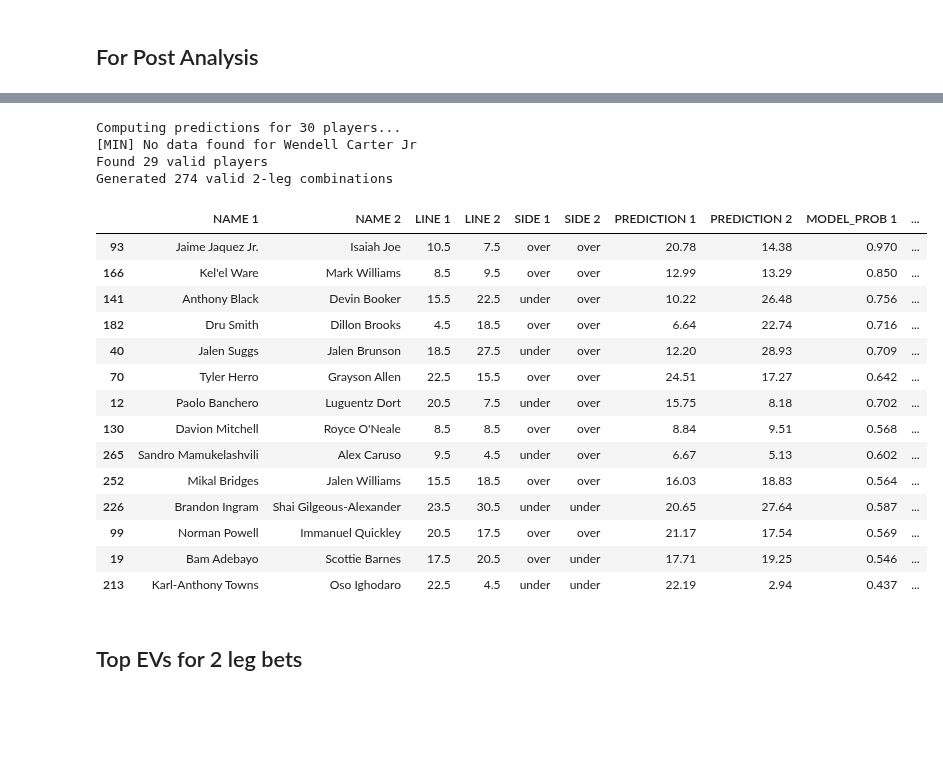
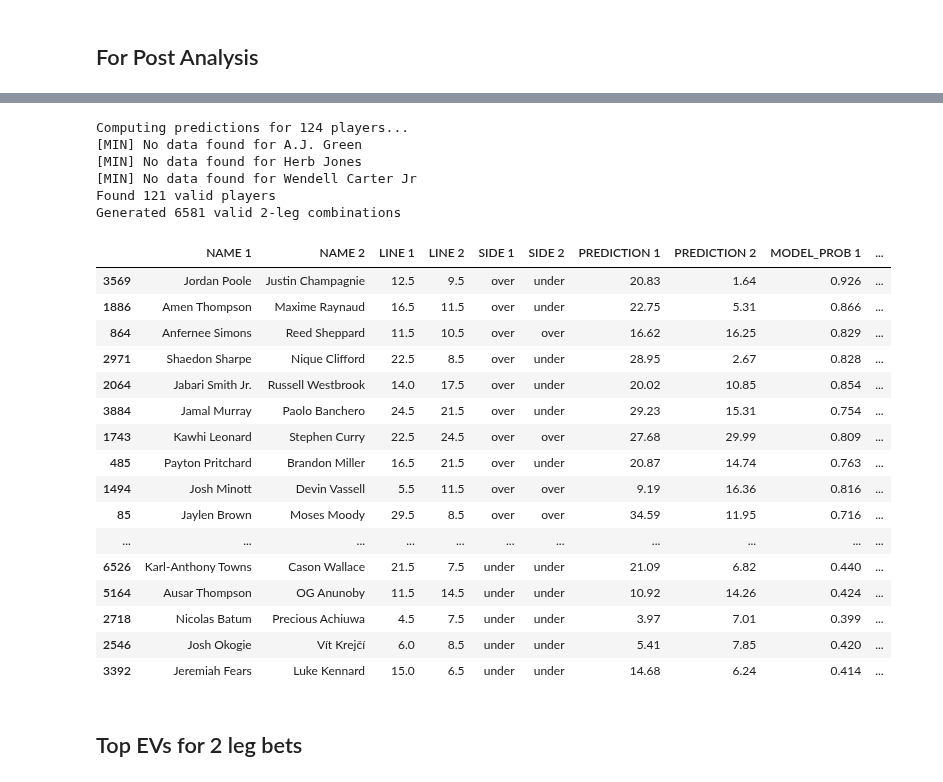
Before and after one commit to spon7ge/NBA-Prop-Predictor, a Jupyter notebook: src/pipeline/live_pipeline.ipynb, the cells around one changed output, grey strips where cells are left out. Cells and saved outputs as stored; diff of their text form; code cells hidden in the pictures; blank space fills up the shorter version.

```diff
--- a/src/pipeline/live_pipeline.ipynb
+++ b/src/pipeline/live_pipeline.ipynb
@@ -126,44 +121,48 @@ Found 29 valid players
 # %%
-dfsPTS = dfsData[(dfsData['BOOKMAKER'] == 'Underdog') & (dfsData['CATEGORY'] == 'player_points')]
+dfsPTS = dfsData[(dfsData['BOOKMAKER'] == 'PrizePicks') & (dfsData['CATEGORY'] == 'player_points')]
 
 prizepicksPairs = calculate2LegBets(
     data=s26,
     bookmakers=dfsPTS,
     engine=engine,
     current_date=current_date,
     top_n=100,                    # Get top 10 bets
     max_player_appearances=1,    # Each player appears max once
     projectedStartingFive=projectedStartingFive,
     mainStartingFive=mainStartingFive,
     teamStarPlayer=teamStarPlayer,
     league_df=league_df,
     findOpp=findOpp
 )
 
 
-# prizepicksPairs.to_csv(f'notebooks/exploration/old_evs/prizepicksPairs_{current_date}.csv', index=False)
-prizepicksPairs.to_csv(f'notebooks/exploration/old_evs/underdogPairs_{current_date}.csv', index=False)
+prizepicksPairs.to_csv(f'notebooks/exploration/old_evs/prizepicksPairs_{current_date}.csv', index=False)
+# prizepicksPairs.to_csv(f'notebooks/exploration/old_evs/underdogPairs_{current_date}_{today}.csv', index=False)
 prizepicksPairs
 # %% [output]
-Computing predictions for 30 players...
+Computing predictions for 124 players...
+[MIN] No data found for A.J. Green
+[MIN] No data found for Herb Jones
 [MIN] No data found for Wendell Carter Jr
-Found 29 valid players
-Generated 274 valid 2-leg combinations
+Found 121 valid players
+Generated 6581 valid 2-leg combinations
 |  | NAME 1 | NAME 2 | LINE 1 | LINE 2 | SIDE 1 | SIDE 2 | PREDICTION 1 | PREDICTION 2 | MODEL_PROB 1 | ... |
-| 93 | Jaime Jaquez Jr. | Isaiah Joe | 10.5 | 7.5 | over | over | 20.78 | 14.38 | 0.970 | ... |
-| 166 | Kel'el Ware | Mark Williams | 8.5 | 9.5 | over | over | 12.99 | 13.29 | 0.850 | ... |
-| 141 | Anthony Black | Devin Booker | 15.5 | 22.5 | under | over | 10.22 | 26.48 | 0.756 | ... |
-| 182 | Dru Smith | Dillon Brooks | 4.5 | 18.5 | over | over | 6.64 | 22.74 | 0.716 | ... |
-| 40 | Jalen Suggs | Jalen Brunson | 18.5 | 27.5 | under | over | 12.20 | 28.93 | 0.709 | ... |
-| 70 | Tyler Herro | Grayson Allen | 22.5 | 15.5 | over | over | 24.51 | 17.27 | 0.642 | ... |
-| 12 | Paolo Banchero | Luguentz Dort | 20.5 | 7.5 | under | over | 15.75 | 8.18 | 0.702 | ... |
-| 130 | Davion Mitchell | Royce O'Neale | 8.5 | 8.5 | over | over | 8.84 | 9.51 | 0.568 | ... |
-| 265 | Sandro Mamukelashvili | Alex Caruso | 9.5 | 4.5 | under | over | 6.67 | 5.13 | 0.602 | ... |
-| 252 | Mikal Bridges | Jalen Williams | 15.5 | 18.5 | over | over | 16.03 | 18.83 | 0.564 | ... |
-| 226 | Brandon Ingram | Shai Gilgeous-Alexander | 23.5 | 30.5 | under | under | 20.65 | 27.64 | 0.587 | ... |
-| 99 | Norman Powell | Immanuel Quickley | 20.5 | 17.5 | over | over | 21.17 | 17.54 | 0.569 | ... |
-| 19 | Bam Adebayo | Scottie Barnes | 17.5 | 20.5 | over | under | 17.71 | 19.25 | 0.546 | ... |
-| 213 | Karl-Anthony Towns | Oso Ighodaro | 22.5 | 4.5 | under | under | 22.19 | 2.94 | 0.437 | ... |
+| 3569 | Jordan Poole | Justin Champagnie | 12.5 | 9.5 | over | under | 20.83 | 1.64 | 0.926 | ... |
+| 1886 | Amen Thompson | Maxime Raynaud | 16.5 | 11.5 | over | under | 22.75 | 5.31 | 0.866 | ... |
+| 864 | Anfernee Simons | Reed Sheppard | 11.5 | 10.5 | over | over | 16.62 | 16.25 | 0.829 | ... |
+| 2971 | Shaedon Sharpe | Nique Clifford | 22.5 | 8.5 | over | under | 28.95 | 2.67 | 0.828 | ... |
+| 2064 | Jabari Smith Jr. | Russell Westbrook | 14.0 | 17.5 | over | under | 20.02 | 10.85 | 0.854 | ... |
+| 3884 | Jamal Murray | Paolo Banchero | 24.5 | 21.5 | over | under | 29.23 | 15.31 | 0.754 | ... |
+| 1743 | Kawhi Leonard | Stephen Curry | 22.5 | 24.5 | over | over | 27.68 | 29.99 | 0.809 | ... |
+| 485 | Payton Pritchard | Brandon Miller | 16.5 | 21.5 | over | under | 20.87 | 14.74 | 0.763 | ... |
+| 1494 | Josh Minott | Devin Vassell | 5.5 | 11.5 | over | over | 9.19 | 16.36 | 0.816 | ... |
+| 85 | Jaylen Brown | Moses Moody | 29.5 | 8.5 | over | over | 34.59 | 11.95 | 0.716 | ... |
+| ... | ... | ... | ... | ... | ... | ... | ... | ... | ... | ... |
+| 6526 | Karl-Anthony Towns | Cason Wallace | 21.5 | 7.5 | under | under | 21.09 | 6.82 | 0.440 | ... |
+| 5164 | Ausar Thompson | OG Anunoby | 11.5 | 14.5 | under | under | 10.92 | 14.26 | 0.424 | ... |
+| 2718 | Nicolas Batum | Precious Achiuwa | 4.5 | 7.5 | under | under | 3.97 | 7.01 | 0.399 | ... |
+| 2546 | Josh Okogie | Vít Krejčí | 6.0 | 8.5 | under | under | 5.41 | 7.85 | 0.420 | ... |
+| 3392 | Jeremiah Fears | Luke Kennard | 15.0 | 6.5 | under | under | 14.68 | 6.24 | 0.414 | ... |
 # %% [markdown]
 ## Top EVs for 2 leg bets
 # %% [markdown]
```
Also changed, not shown: parts of 7 cells of this notebook, 39 other files.
